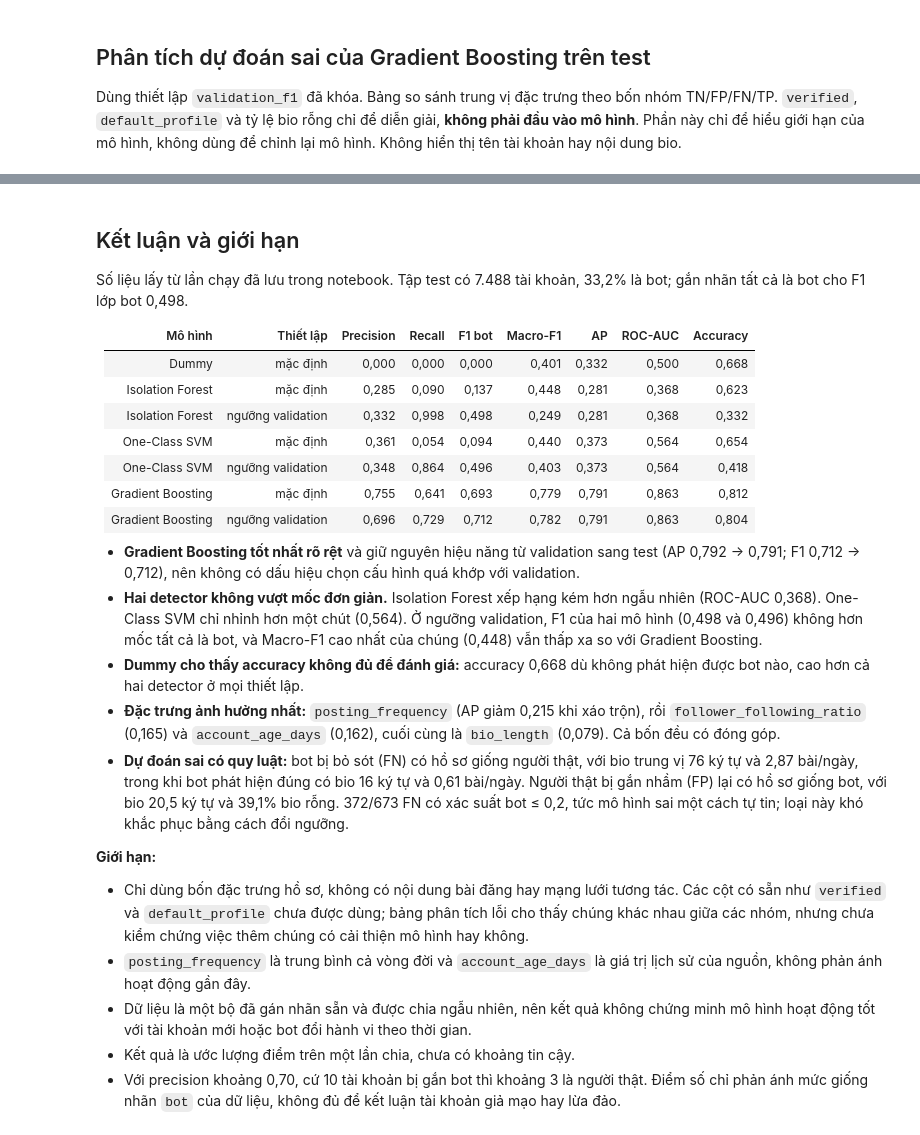
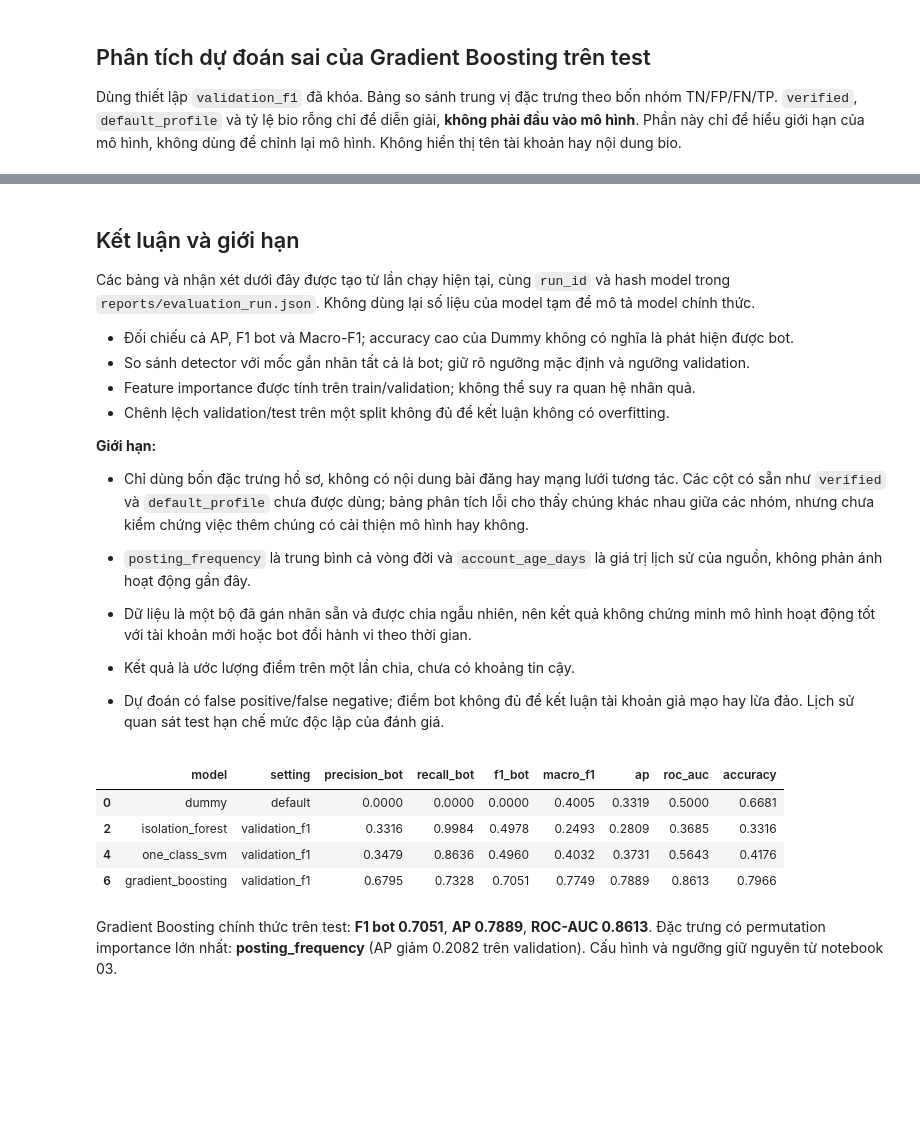
Before and after one commit to nbatho/Social-Media-Bot-Fake-Account-Detection, a Jupyter notebook: notebooks/04_evaluation.ipynb, the cells around one changed output, grey strips where cells are left out. Cells and saved outputs as stored; diff of their text form; code cells hidden in the pictures; blank space fills up the shorter version.

```diff
--- a/notebooks/04_evaluation.ipynb
+++ b/notebooks/04_evaluation.ipynb
@@ -343,23 +324,12 @@ FN tự tin (xác suất ≤ 0,2): 372 / 673
 # %% [markdown]
 ## Kết luận và giới hạn
 
-Số liệu lấy từ lần chạy đã lưu trong notebook. Tập test có 7.488 tài khoản, 33,2% là bot; gắn nhãn tất cả là bot cho F1 lớp bot 0,498.
+Các bảng và nhận xét dưới đây được tạo từ lần chạy hiện tại, cùng `run_id` và hash model trong `reports/evaluation_run.json`. Không dùng lại số liệu của model tạm để mô tả model chính thức.
 
-| Mô hình | Thiết lập | Precision | Recall | F1 bot | Macro-F1 | AP | ROC-AUC | Accuracy |
-| --- | --- | --- | --- | --- | --- | --- | --- | --- |
-| Dummy | mặc định | 0,000 | 0,000 | 0,000 | 0,401 | 0,332 | 0,500 | 0,668 |
-| Isolation Forest | mặc định | 0,285 | 0,090 | 0,137 | 0,448 | 0,281 | 0,368 | 0,623 |
-| Isolation Forest | ngưỡng validation | 0,332 | 0,998 | 0,498 | 0,249 | 0,281 | 0,368 | 0,332 |
-| One-Class SVM | mặc định | 0,361 | 0,054 | 0,094 | 0,440 | 0,373 | 0,564 | 0,654 |
-| One-Class SVM | ngưỡng validation | 0,348 | 0,864 | 0,496 | 0,403 | 0,373 | 0,564 | 0,418 |
-| Gradient Boosting | mặc định | 0,755 | 0,641 | 0,693 | 0,779 | 0,791 | 0,863 | 0,812 |
-| Gradient Boosting | ngưỡng validation | 0,696 | 0,729 | 0,712 | 0,782 | 0,791 | 0,863 | 0,804 |
-
-- **Gradient Boosting tốt nhất rõ rệt** và giữ nguyên hiệu năng từ validation sang test (AP 0,792 → 0,791; F1 0,712 → 0,712), nên không có dấu hiệu chọn cấu hình quá khớp với validation.
-- **Hai detector không vượt mốc đơn giản.** Isolation Forest xếp hạng kém hơn ngẫu nhiên (ROC-AUC 0,368). One-Class SVM chỉ nhỉnh hơn một chút (0,564). Ở ngưỡng validation, F1 của hai mô hình (0,498 và 0,496) không hơn mốc tất cả là bot, và Macro-F1 cao nhất của chúng (0,448) vẫn thấp xa so với Gradient Boosting.
-- **Dummy cho thấy accuracy không đủ để đánh giá:** accuracy 0,668 dù không phát hiện được bot nào, cao hơn cả hai detector ở mọi thiết lập.
-- **Đặc trưng ảnh hưởng nhất:** `posting_frequency` (AP giảm 0,215 khi xáo trộn), rồi `follower_following_ratio` (0,165) và `account_age_days` (0,162), cuối cùng là `bio_length` (0,079). Cả bốn đều có đóng góp.
-- **Dự đoán sai có quy luật:** bot bị bỏ sót (FN) có hồ sơ giống người thật, với bio trung vị 76 ký tự và 2,87 bài/ngày, trong khi bot phát hiện đúng có bio 16 ký tự và 0,61 bài/ngày. Người thật bị gắn nhầm (FP) lại có hồ sơ giống bot, với bio 20,5 ký tự và 39,1% bio rỗng. 372/673 FN có xác suất bot ≤ 0,2, tức mô hình sai một cách tự tin; loại này khó khắc phục bằng cách đổi ngưỡng.
+- Đối chiếu cả AP, F1 bot và Macro-F1; accuracy cao của Dummy không có nghĩa là phát hiện được bot.
+- So sánh detector với mốc gắn nhãn tất cả là bot; giữ rõ ngưỡng mặc định và ngưỡng validation.
+- Feature importance được tính trên train/validation; không thể suy ra quan hệ nhân quả.
+- Chênh lệch validation/test trên một split không đủ để kết luận không có overfitting.
 
 **Giới hạn:**
 
@@ -367,4 +337,25 @@ Số liệu lấy từ lần chạy đã lưu trong notebook. Tập test có 7.4
 - `posting_frequency` là trung bình cả vòng đời và `account_age_days` là giá trị lịch sử của nguồn, không phản ánh hoạt động gần đây.
 - Dữ liệu là một bộ đã gán nhãn sẵn và được chia ngẫu nhiên, nên kết quả không chứng minh mô hình hoạt động tốt với tài khoản mới hoặc bot đổi hành vi theo thời gian.
 - Kết quả là ước lượng điểm trên một lần chia, chưa có khoảng tin cậy.
-- Với precision khoảng 0,70, cứ 10 tài khoản bị gắn bot thì khoảng 3 là người thật. Điểm số chỉ phản ánh mức giống nhãn `bot` của dữ liệu, không đủ để kết luận tài khoản giả mạo hay lừa đảo.
+
+- Dự đoán có false positive/false negative; điểm bot không đủ để kết luận tài khoản giả mạo hay lừa đảo. Lịch sử quan sát test hạn chế mức độc lập của đánh giá.
+# %%
+from IPython.display import Markdown
+
+selected = metrics[metrics["setting"].eq("validation_f1") | metrics["model"].eq("dummy")]
+display(selected[["model", "setting", "precision_bot", "recall_bot", "f1_bot", "macro_f1", "ap", "roc_auc", "accuracy"]].round(4))
+gb = selected[selected["model"].eq("gradient_boosting")].iloc[0]
+display(Markdown(
+    f"Gradient Boosting chính thức trên test: **F1 bot {gb['f1_bot']:.4f}**, "
+    f"**AP {gb['ap']:.4f}**, **ROC-AUC {gb['roc_auc']:.4f}**. "
+    f"Đặc trưng có permutation importance lớn nhất: **{importance.iloc[0]['feature']}** "
+    f"(AP giảm {importance.iloc[0]['permutation_ap_drop']:.4f} trên validation). "
+    "Cấu hình và ngưỡng giữ nguyên từ notebook 03."
+))
+# %% [output]
+|  | model | setting | precision_bot | recall_bot | f1_bot | macro_f1 | ap | roc_auc | accuracy |
+| 0 | dummy | default | 0.0000 | 0.0000 | 0.0000 | 0.4005 | 0.3319 | 0.5000 | 0.6681 |
+| 2 | isolation_forest | validation_f1 | 0.3316 | 0.9984 | 0.4978 | 0.2493 | 0.2809 | 0.3685 | 0.3316 |
+| 4 | one_class_svm | validation_f1 | 0.3479 | 0.8636 | 0.4960 | 0.4032 | 0.3731 | 0.5643 | 0.4176 |
+| 6 | gradient_boosting | validation_f1 | 0.6795 | 0.7328 | 0.7051 | 0.7749 | 0.7889 | 0.8613 | 0.7966 |
+Gradient Boosting chính thức trên test: **F1 bot 0.7051**, **AP 0.7889**, **ROC-AUC 0.8613**. Đặc trưng có permutation importance lớn nhất: **posting_frequency** (AP giảm 0.2082 trên validation). Cấu hình và ngưỡng giữ nguyên từ notebook 03.
```
Also changed, not shown: parts of 9 cells of this notebook, 23 other files.
